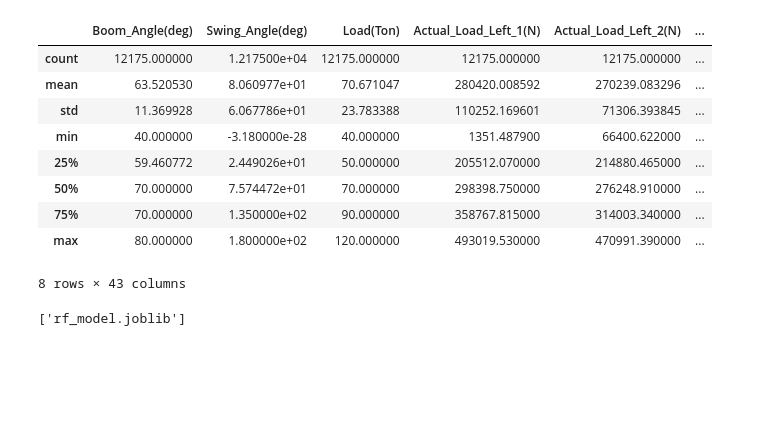
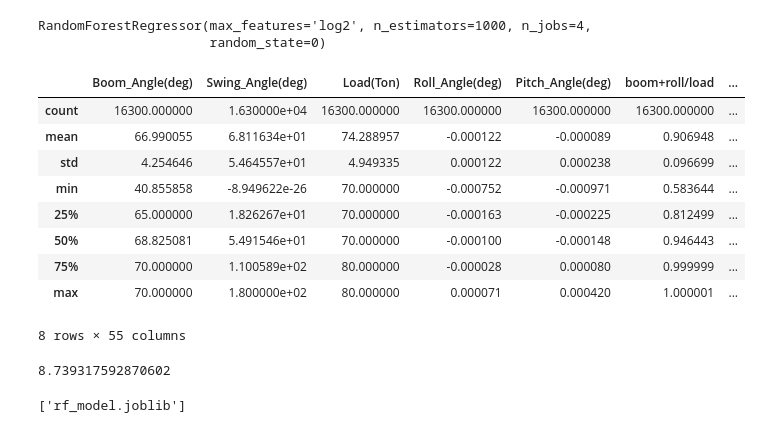
Before and after one commit to jinbeomjeong/estimate_crawler_crane_ground_pressure, a Jupyter notebook: train_ground_pressure_est_model_rf.ipynb, the cells around one changed output. Cells and saved outputs as stored; diff of their text form; code cells hidden in the pictures; blank space fills up the shorter version.

Commit message:
fix create estimation model

```diff
--- a/train_ground_pressure_est_model_rf.ipynb
+++ b/train_ground_pressure_est_model_rf.ipynb
@@ -106,0 +10,6 @@ RandomForestRegressor(n_estimators=10, n_jobs=8, random_state=0)
+# %%
+data_file_path_list = []
+data_file_name_list = os.listdir('data')
+
+for file_name in data_file_name_list:
+    data_file_path_list.append(os.path.join('data', file_name))
@@ -107,33 +79,47 @@ RandomForestRegressor(n_estimators=10, n_jobs=8, random_state=0)
+# %%
+est_model = RandomForestRegressor(n_estimators=1000, max_features='log2', random_state=0, n_jobs=int(os.cpu_count()/4))
+
+target_start_idx = 15
+est_model.fit(train_dataset.iloc[:, 0:target_start_idx], train_dataset.iloc[:, target_start_idx:])
+# %% [output]
+RandomForestRegressor(max_features='log2', n_estimators=1000, n_jobs=4,
+                      random_state=0)
 # %%
-pred_out = model.predict(dataset_inst.get_val_dataset_for_model()[dataset_inst.get_model_feature_names()])
-pred_target_names = ['Pred_Load_Left_1(N)', 'Pred_Load_Left_2(N)', 'Pred_Load_Left_3(N)', 'Pred_Load_Left_4(N)', 'Pred_Load_Left_5(N)',
-                     'Pred_Load_Right_1(N)', 'Pred_Load_Right_2(N)', 'Pred_Load_Right_3(N)', 'Pred_Load_Right_4(N)', 'Pred_Load_Right_5(N)']
+pred_out = est_model.predict(val_dataset.iloc[:, 0:target_start_idx])
+
+pred_target_names = ['Pred_Load_Left_1(kN)', 'Pred_Load_Left_2(kN)', 'Pred_Load_Left_3(kN)', 'Pred_Load_Left_4(kN)', 'Pred_Load_Left_5(kN)',
+                     'Pred_Load_Right_1(kN)', 'Pred_Load_Right_2(kN)', 'Pred_Load_Right_3(kN)', 'Pred_Load_Right_4(kN)', 'Pred_Load_Right_5(kN)']
 
 target_pred = pd.DataFrame(pred_out, columns=pred_target_names)
 # %%
-absolute_error_names = ['Absolute_Error_Left_1(%)', 'Absolute_Error_Left_2(%)', 'Absolute_Error_Left_3(%)', 'Absolute_Error_Left_4(%)', 'Absolute_Error_Left_5(%)',
-                        'Absolute_Error_Right_1(%)', 'Absolute_Error_Right_2(%)', 'Absolute_Error_Right_3(%)', 'Absolute_Error_Right_4(%)', 'Absolute_Error_Right_5(%)']
+absolute_error_names = ['Absolute_Error_Left_1(kN)', 'Absolute_Error_Left_2(kN)', 'Absolute_Error_Left_3(kN)', 'Absolute_Error_Left_4(kN)', 'Absolute_Error_Left_5(kN)',
+                        'Absolute_Error_Right_1(kN)', 'Absolute_Error_Right_2(kN)', 'Absolute_Error_Right_3(kN)', 'Absolute_Error_Right_4(kN)', 'Absolute_Error_Right_5(kN)']
 
 relative_error_names = ['Relative_Error_Left_1(%)', 'Relative_Error_Left_2(%)', 'Relative_Error_Left_3(%)', 'Relative_Error_Left_4(%)', 'Relative_Error_Left_5(%)',
                         'Relative_Error_Right_1(%)', 'Relative_Error_Right_2(%)', 'Relative_Error_Right_3(%)', 'Relative_Error_Right_4(%)', 'Relative_Error_Right_5(%)']
 
-actual_load = val_data[dataset_inst.get_data_target_names()].to_numpy()
+actual_load = val_dataset[target_names].to_numpy()
+
 pred_load = target_pred.to_numpy()
 
 absolute_error = pd.DataFrame(abs(actual_load-pred_load), columns=absolute_error_names)
 relative_error = pd.DataFrame((abs(actual_load-pred_load)/abs(actual_load))*100, columns=relative_error_names)
-result = pd.concat([val_data, target_pred, absolute_error, relative_error], axis=1)
+result = pd.concat([val_dataset, target_pred, absolute_error, relative_error], axis=1)
 
 result.describe()
 # %% [output]
-|  | Boom_Angle(deg) | Swing_Angle(deg) | Load(Ton) | Actual_Load_Left_1(N) | Actual_Load_Left_2(N) | ... |
-| count | 12175.000000 | 1.217500e+04 | 12175.000000 | 12175.000000 | 12175.000000 | ... |
-| mean | 63.520530 | 8.060977e+01 | 70.671047 | 280420.008592 | 270239.083296 | ... |
-| std | 11.369928 | 6.067786e+01 | 23.783388 | 110252.169601 | 71306.393845 | ... |
-| min | 40.000000 | -3.180000e-28 | 40.000000 | 1351.487900 | 66400.622000 | ... |
-| 25% | 59.460772 | 2.449026e+01 | 50.000000 | 205512.070000 | 214880.465000 | ... |
-| 50% | 70.000000 | 7.574472e+01 | 70.000000 | 298398.750000 | 276248.910000 | ... |
-| 75% | 70.000000 | 1.350000e+02 | 90.000000 | 358767.815000 | 314003.340000 | ... |
-| max | 80.000000 | 1.800000e+02 | 120.000000 | 493019.530000 | 470991.390000 | ... |
+|  | Boom_Angle(deg) | Swing_Angle(deg) | Load(Ton) | Roll_Angle(deg) | Pitch_Angle(deg) | boom+roll/load | ... |
+| count | 16300.000000 | 1.630000e+04 | 16300.000000 | 16300.000000 | 16300.000000 | 16300.000000 | ... |
+| mean | 66.990055 | 6.811634e+01 | 74.288957 | -0.000122 | -0.000089 | 0.906948 | ... |
+| std | 4.254646 | 5.464557e+01 | 4.949335 | 0.000122 | 0.000238 | 0.096699 | ... |
+| min | 40.855858 | -8.949622e-26 | 70.000000 | -0.000752 | -0.000971 | 0.583644 | ... |
+| 25% | 65.000000 | 1.826267e+01 | 70.000000 | -0.000163 | -0.000225 | 0.812499 | ... |
+| 50% | 68.825081 | 5.491546e+01 | 70.000000 | -0.000100 | -0.000148 | 0.946443 | ... |
+| 75% | 70.000000 | 1.100589e+02 | 80.000000 | -0.000028 | 0.000080 | 0.999999 | ... |
+| max | 70.000000 | 1.800000e+02 | 80.000000 | 0.000071 | 0.000420 | 1.000001 | ... |
-8 rows × 43 columns
+8 rows × 55 columns
+# %%
+result[relative_error_names].mean().mean()
+# %% [output]
+8.739317592870602
 # %%
```
Also changed, not shown: parts of 11 cells of this notebook, 39 other files.
